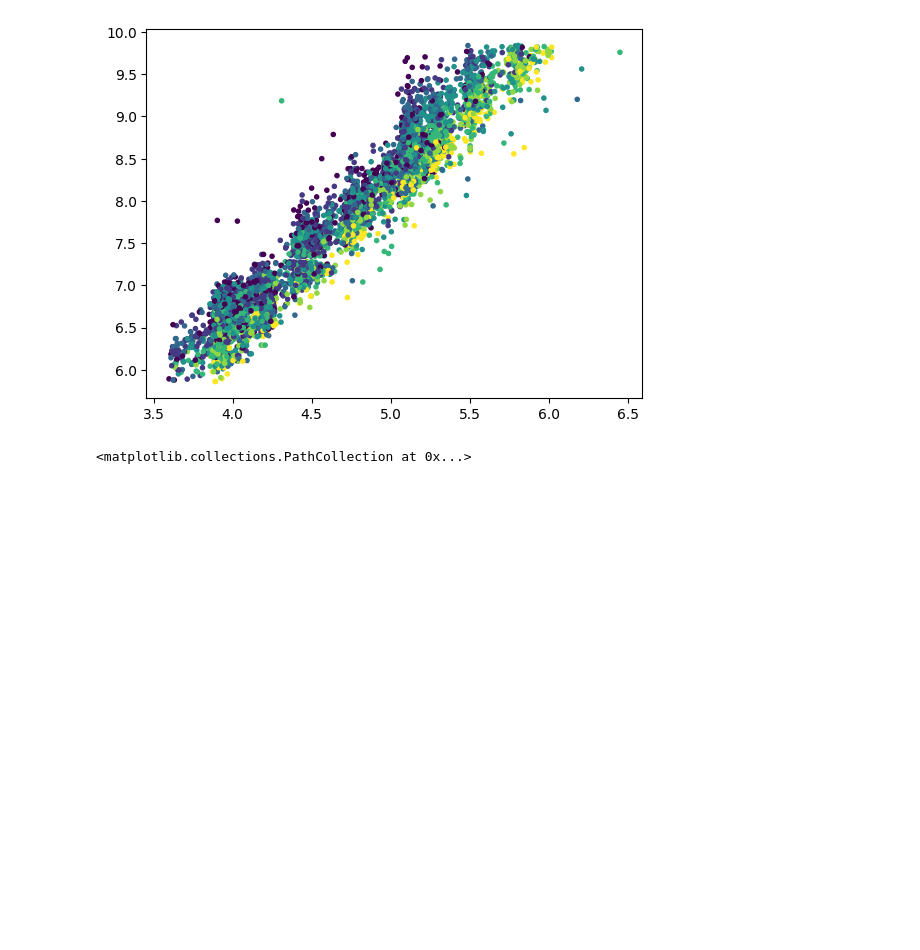
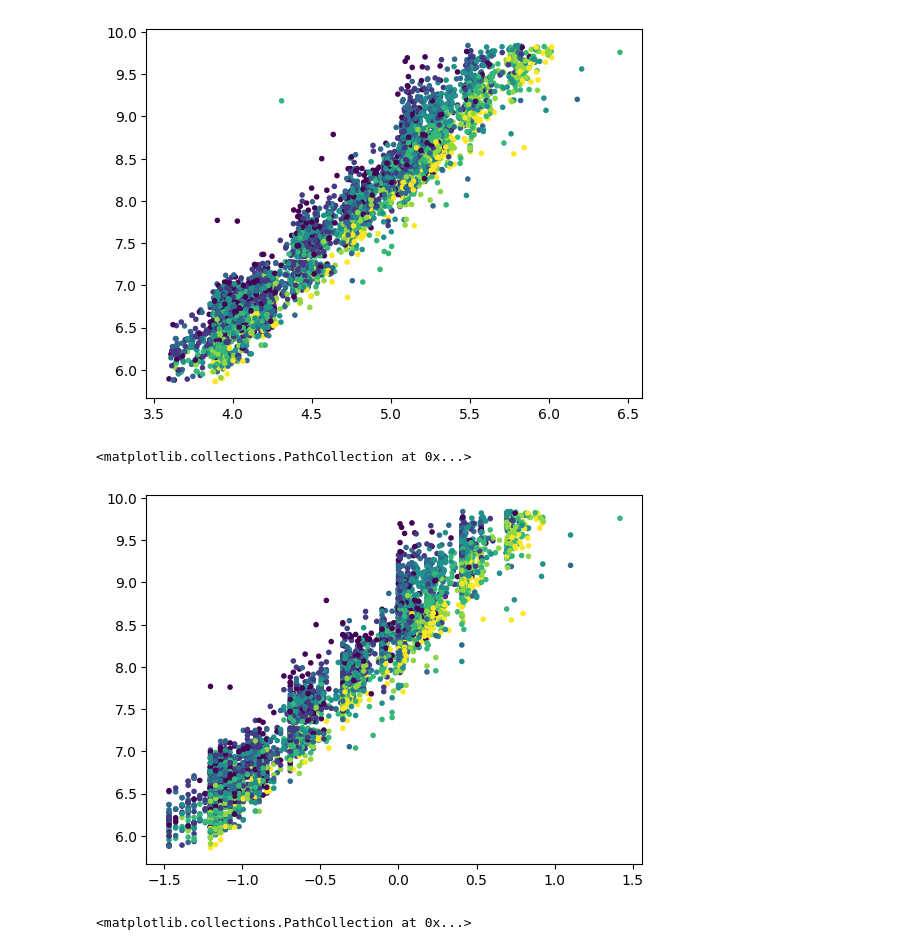
Before and after one commit to matiasleoni/diamonds-assignment, a Jupyter notebook: challenge1/main.ipynb, the cells around one changed output. Drawn from its saved outputs; the diff is of its cells as text; code cells hidden in the pictures; blank space fills up the shorter version.

```diff
--- a/challenge1/main.ipynb
+++ b/challenge1/main.ipynb
@@ -217,6 +251,11 @@ plt.scatter(x= np.log(data2['x']*data2['y']*data2['z']/((data2['x']**2+data2['y'
 # %% [output]
 <matplotlib.collections.PathCollection at 0x...>
 [figure]
+# %%
+plt.scatter(x= np.log(data2['carat']), y = np.log(data2['price']), c = data2['color'], marker = '.')
+# %% [output]
+<matplotlib.collections.PathCollection at 0x...>
+[figure, added]
 # %%
 #plt.xlim(-1.9,-1.7)
 
```
Also changed, not shown: parts of 23 cells of this notebook, 1 other file.
